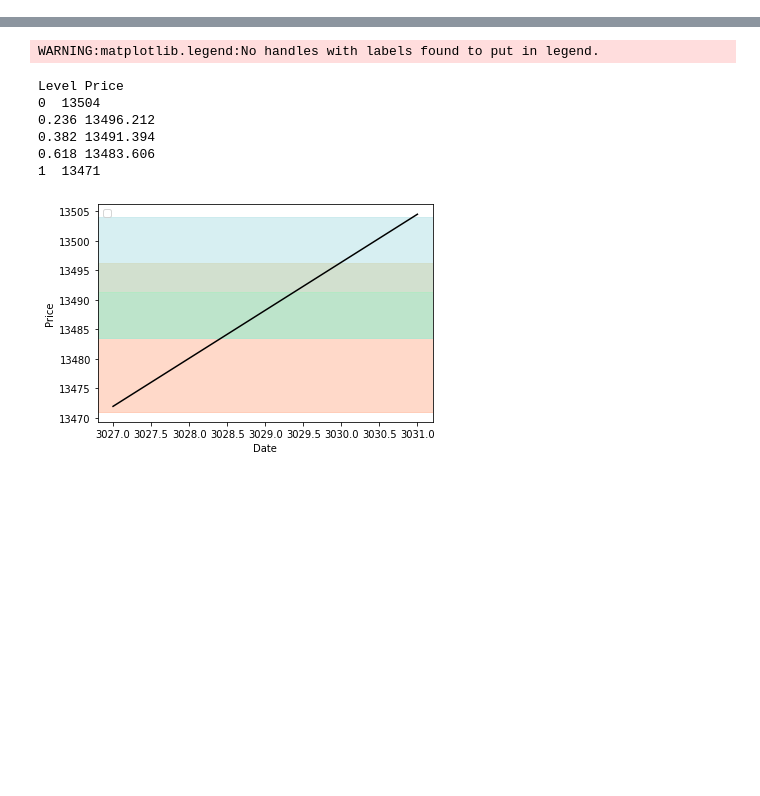
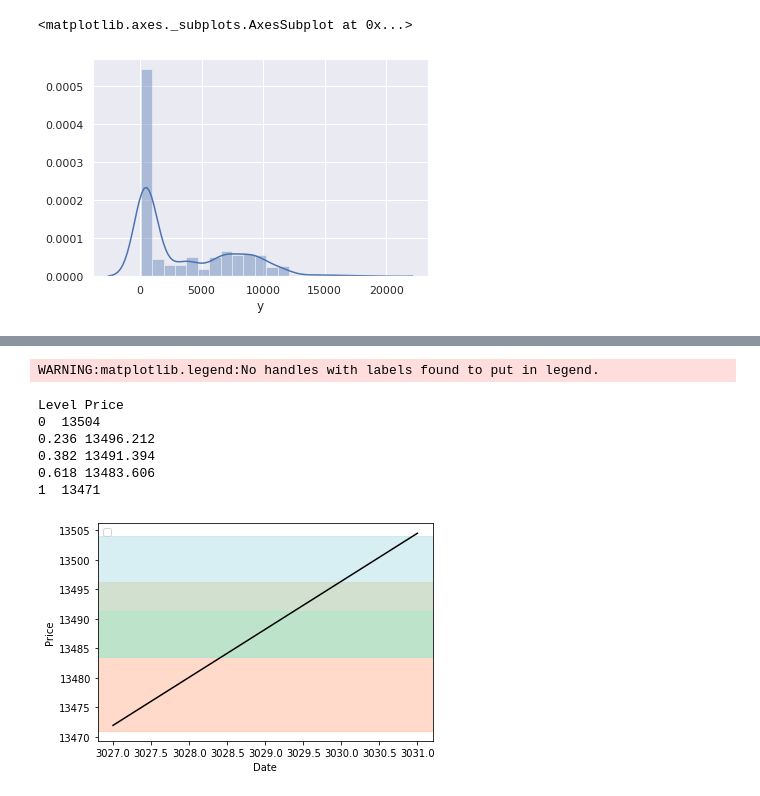
Before and after one commit to jarodchristiansen/PythonProjects, a Jupyter notebook: Bitcoin_Prophet.ipynb, the cells around one changed output, grey strips where cells are left out. Cells and saved outputs as stored; diff of their text form; code cells hidden in the pictures; blank space fills up the shorter version.

```diff
--- a/Bitcoin_Prophet.ipynb
+++ b/Bitcoin_Prophet.ipynb
@@ -30,0 +34,5 @@ data = pd.read_csv('BTC_08-13.csv')
+# %%
+#gold = pd.read_csv('Gold Futures Historical Data (3).csv')
+#usd = pd.read_csv('USD.csv')
+cryptos = pd.read_csv('btc2.csv')
+#silver = pd.read_csv('Gold Futures Historical Data (3).csv')
@@ -30,0 +55,4 @@ data = pd.read_csv('BTC_08-13.csv')
+# %%
+cryptos.dropna(how='all',inplace=True)
+cryptos.dropna(axis=1, how='all',inplace=True)
+cryptos
@@ -30,0 +89,7 @@ data = pd.read_csv('BTC_08-13.csv')
+# %%
+# Select only the important features i.e. the date and price
+#usd = usd[["ds","y", "Inflation"]]
+cryptos = cryptos[['ds', 'y','prev 7 vol', 'bitcash price', 'Link price', 'bth volume', "xrp price"]] # select Date and Price
+# Rename the features: These names are NEEDED for the model fitting
+
+cryptos.head(5)
@@ -30,0 +103,4 @@ data = pd.read_csv('BTC_08-13.csv')
+# %%
+log_price = np.log(cryptos['y'])
+cryptos['btc_log_price'] = log_price
+cryptos
@@ -30,0 +235,5 @@ data = pd.read_csv('BTC_08-13.csv')
+# %%
+sns.distplot(cryptos['y'])
+# %% [output]
+<matplotlib.axes._subplots.AxesSubplot at 0x...>
+[figure, added]
```
Also changed, not shown: parts of 78 cells of this notebook.
